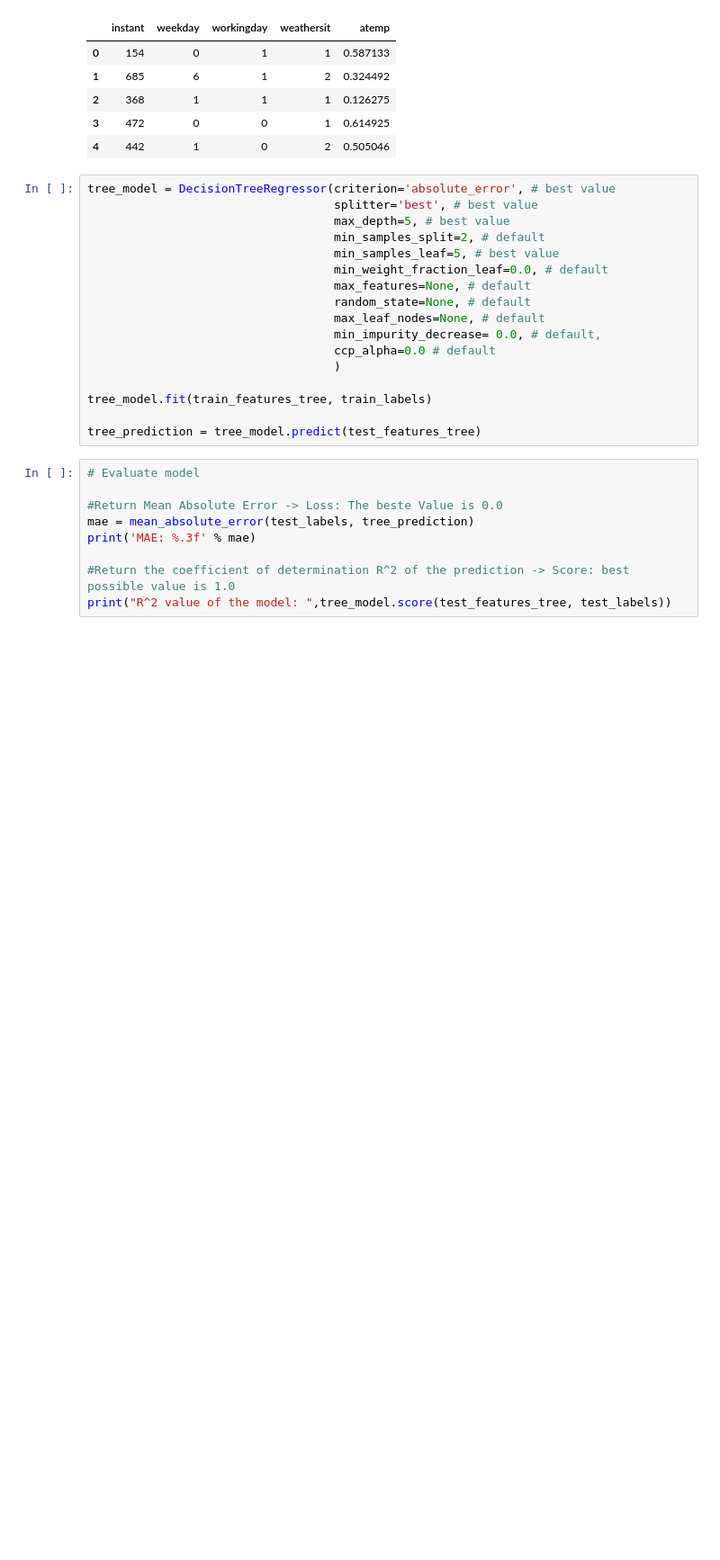
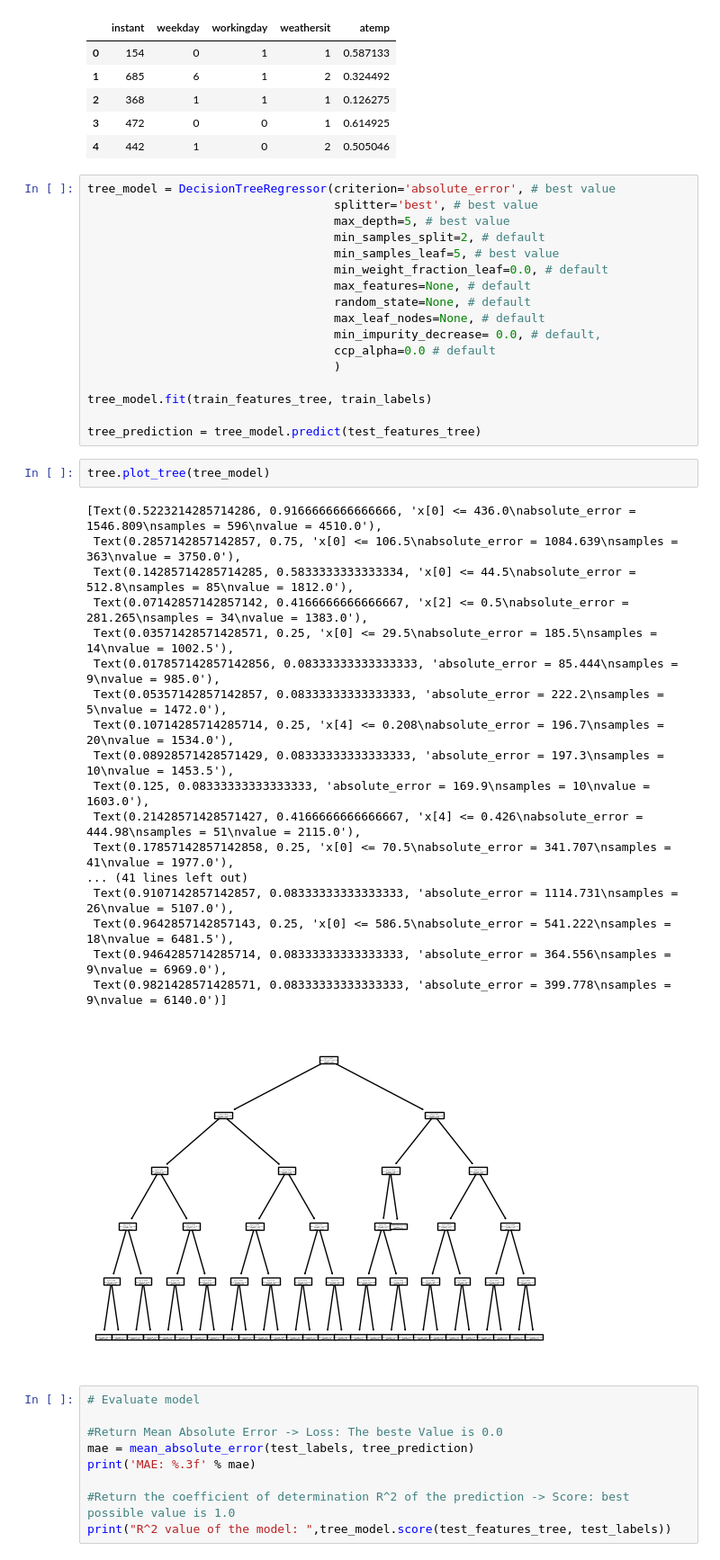
Before and after one commit to PatrykGadziomski/Bike-Rental-Prediction, a Jupyter notebook: Task 3/group2_task3_notepad.ipynb, the cells around one changed output. Shown: that part at 90% size. Cells and saved outputs as stored; diff of their text form; blank space fills up the shorter version.

```diff
--- a/Task 3/group2_task3_notepad.ipynb
+++ b/Task 3/group2_task3_notepad.ipynb
@@ -431,6 +432,27 @@ tree_model = DecisionTreeRegressor(criterion='absolute_error', # best value
 tree_model.fit(train_features_tree, train_labels)
 
 tree_prediction = tree_model.predict(test_features_tree)
+# %%
+tree.plot_tree(tree_model)
+# %% [output]
+[Text(0.5223214285714286, 0.9166666666666666, 'x[0] <= 436.0\nabsolute_error = 1546.809\nsamples = 596\nvalue = 4510.0'),
+ Text(0.2857142857142857, 0.75, 'x[0] <= 106.5\nabsolute_error = 1084.639\nsamples = 363\nvalue = 3750.0'),
+ Text(0.14285714285714285, 0.5833333333333334, 'x[0] <= 44.5\nabsolute_error = 512.8\nsamples = 85\nvalue = 1812.0'),
+ Text(0.07142857142857142, 0.4166666666666667, 'x[2] <= 0.5\nabsolute_error = 281.265\nsamples = 34\nvalue = 1383.0'),
+ Text(0.03571428571428571, 0.25, 'x[0] <= 29.5\nabsolute_error = 185.5\nsamples = 14\nvalue = 1002.5'),
+ Text(0.017857142857142856, 0.08333333333333333, 'absolute_error = 85.444\nsamples = 9\nvalue = 985.0'),
+ Text(0.05357142857142857, 0.08333333333333333, 'absolute_error = 222.2\nsamples = 5\nvalue = 1472.0'),
+ Text(0.10714285714285714, 0.25, 'x[4] <= 0.208\nabsolute_error = 196.7\nsamples = 20\nvalue = 1534.0'),
+ Text(0.08928571428571429, 0.08333333333333333, 'absolute_error = 197.3\nsamples = 10\nvalue = 1453.5'),
+ Text(0.125, 0.08333333333333333, 'absolute_error = 169.9\nsamples = 10\nvalue = 1603.0'),
+ Text(0.21428571428571427, 0.4166666666666667, 'x[4] <= 0.426\nabsolute_error = 444.98\nsamples = 51\nvalue = 2115.0'),
+ Text(0.17857142857142858, 0.25, 'x[0] <= 70.5\nabsolute_error = 341.707\nsamples = 41\nvalue = 1977.0'),
+... (41 lines left out)
+ Text(0.9107142857142857, 0.08333333333333333, 'absolute_error = 1114.731\nsamples = 26\nvalue = 5107.0'),
+ Text(0.9642857142857143, 0.25, 'x[0] <= 586.5\nabsolute_error = 541.222\nsamples = 18\nvalue = 6481.5'),
+ Text(0.9464285714285714, 0.08333333333333333, 'absolute_error = 364.556\nsamples = 9\nvalue = 6969.0'),
+ Text(0.9821428571428571, 0.08333333333333333, 'absolute_error = 399.778\nsamples = 9\nvalue = 6140.0')]
+[figure, added]
 # %%
 # Evaluate model
 
```
Also changed, not shown: parts of 2 cells of this notebook.
